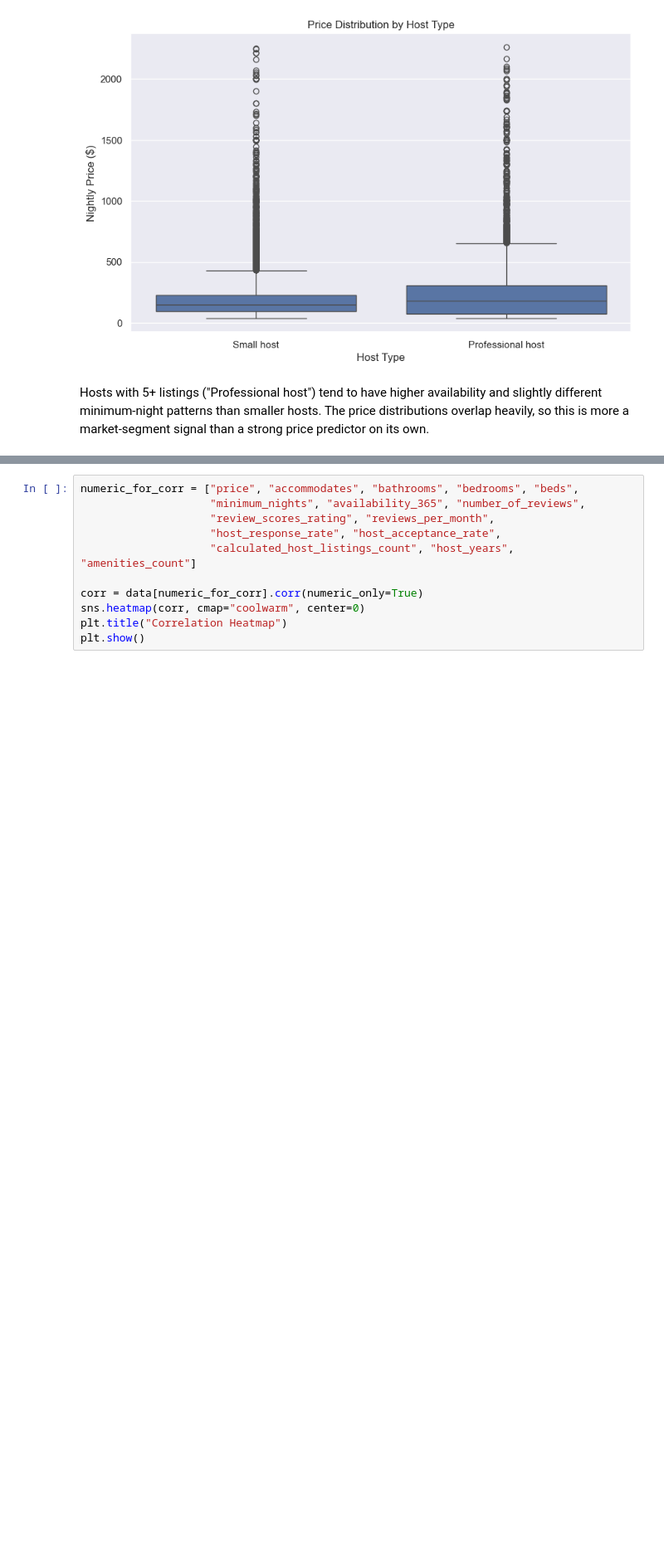
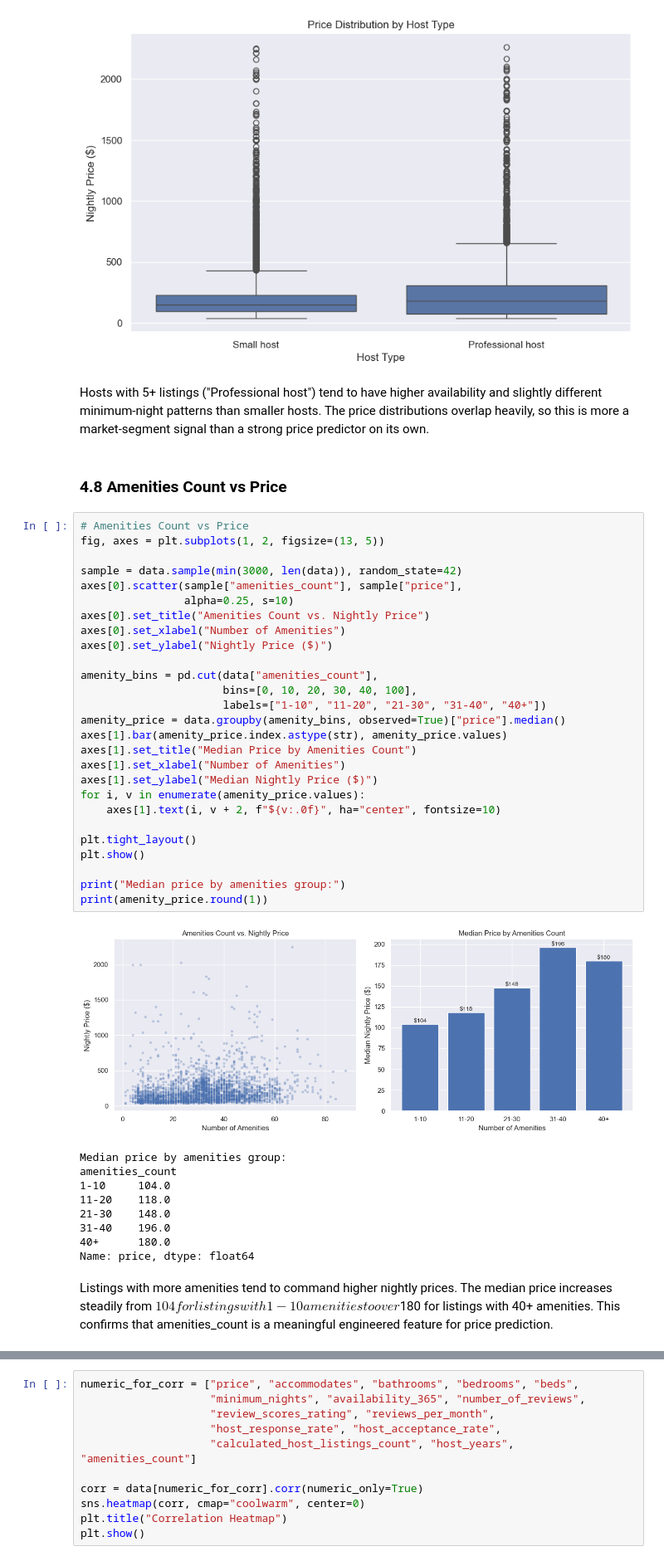
Before and after one commit to biomud/Airbnb_Price_Analysis_NYC, a Jupyter notebook: Airbnb_NYC_Price_Analysis.ipynb, the cells around one changed output, grey strips where cells are left out. Shown at 83% size. Drawn from its saved outputs; the diff is of its cells as text; blank space fills up the shorter version.

```diff
--- a/Airbnb_NYC_Price_Analysis.ipynb
+++ b/Airbnb_NYC_Price_Analysis.ipynb
@@ -409,4 +477,45 @@ plt.show()
 [figure]
 # %% [markdown]
 Hosts with 5+ listings ("Professional host") tend to have higher availability and slightly different minimum-night patterns than smaller hosts. The price distributions overlap heavily, so this is more a market-segment signal than a strong price predictor on its own.
+# %% [markdown]
+### 4.8 Amenities Count vs Price
+# %%
+# Amenities Count vs Price
+fig, axes = plt.subplots(1, 2, figsize=(13, 5))
+
+sample = data.sample(min(3000, len(data)), random_state=42)
+axes[0].scatter(sample["amenities_count"], sample["price"],
+                alpha=0.25, s=10)
+axes[0].set_title("Amenities Count vs. Nightly Price")
+axes[0].set_xlabel("Number of Amenities")
+axes[0].set_ylabel("Nightly Price ($)")
+
+amenity_bins = pd.cut(data["amenities_count"],
+                      bins=[0, 10, 20, 30, 40, 100],
+                      labels=["1-10", "11-20", "21-30", "31-40", "40+"])
+amenity_price = data.groupby(amenity_bins, observed=True)["price"].median()
+axes[1].bar(amenity_price.index.astype(str), amenity_price.values)
+axes[1].set_title("Median Price by Amenities Count")
+axes[1].set_xlabel("Number of Amenities")
+axes[1].set_ylabel("Median Nightly Price ($)")
+for i, v in enumerate(amenity_price.values):
+    axes[1].text(i, v + 2, f"${v:.0f}", ha="center", fontsize=10)
+
+plt.tight_layout()
+plt.show()
+
+print("Median price by amenities group:")
+print(amenity_price.round(1))
+# %% [output]
+[figure, added]
+Median price by amenities group:
+amenities_count
+1-10     104.0
+11-20    118.0
+21-30    148.0
+31-40    196.0
+40+      180.0
+Name: price, dtype: float64
+# %% [markdown]
+Listings with more amenities tend to command higher nightly prices. The median price increases steadily from $104 for listings with 1-10 amenities to over $180 for listings with 40+ amenities. This confirms that amenities_count is a meaningful engineered feature for price prediction.
 # %% [markdown]
```
Also changed, not shown: parts of 33 cells of this notebook.
